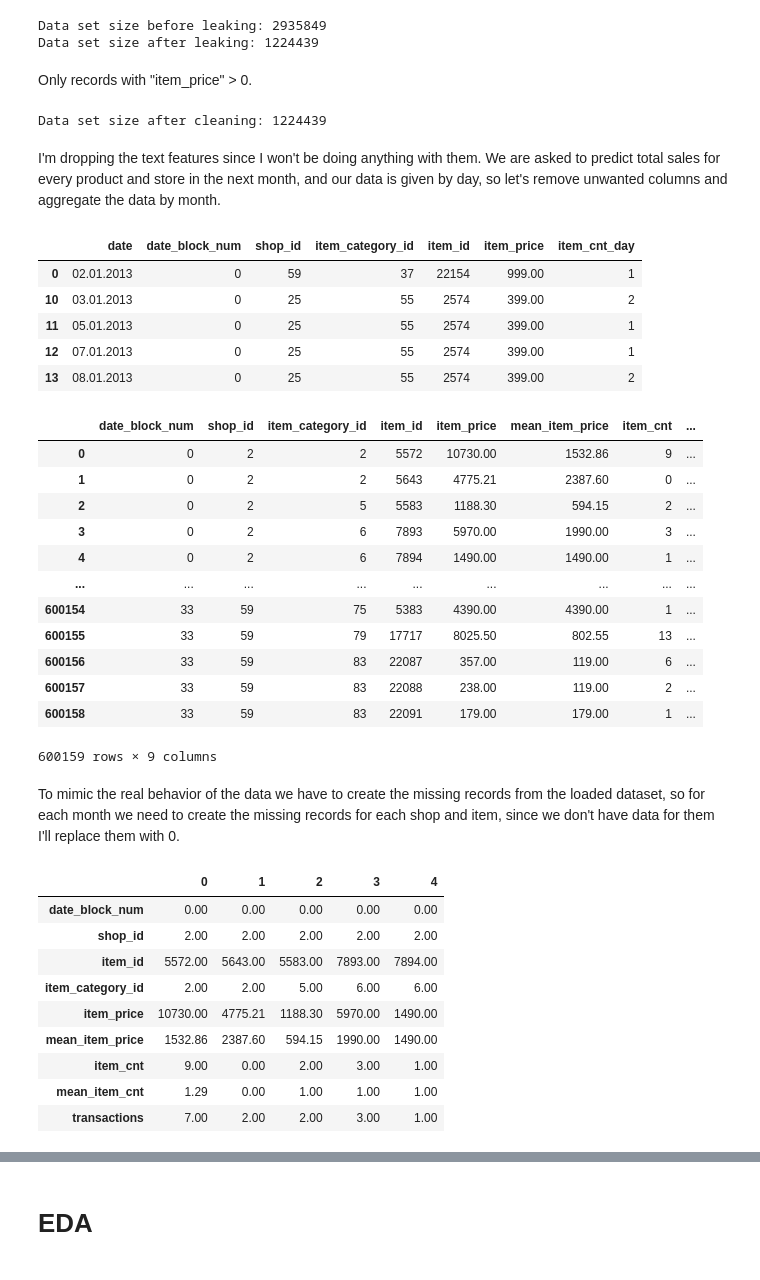
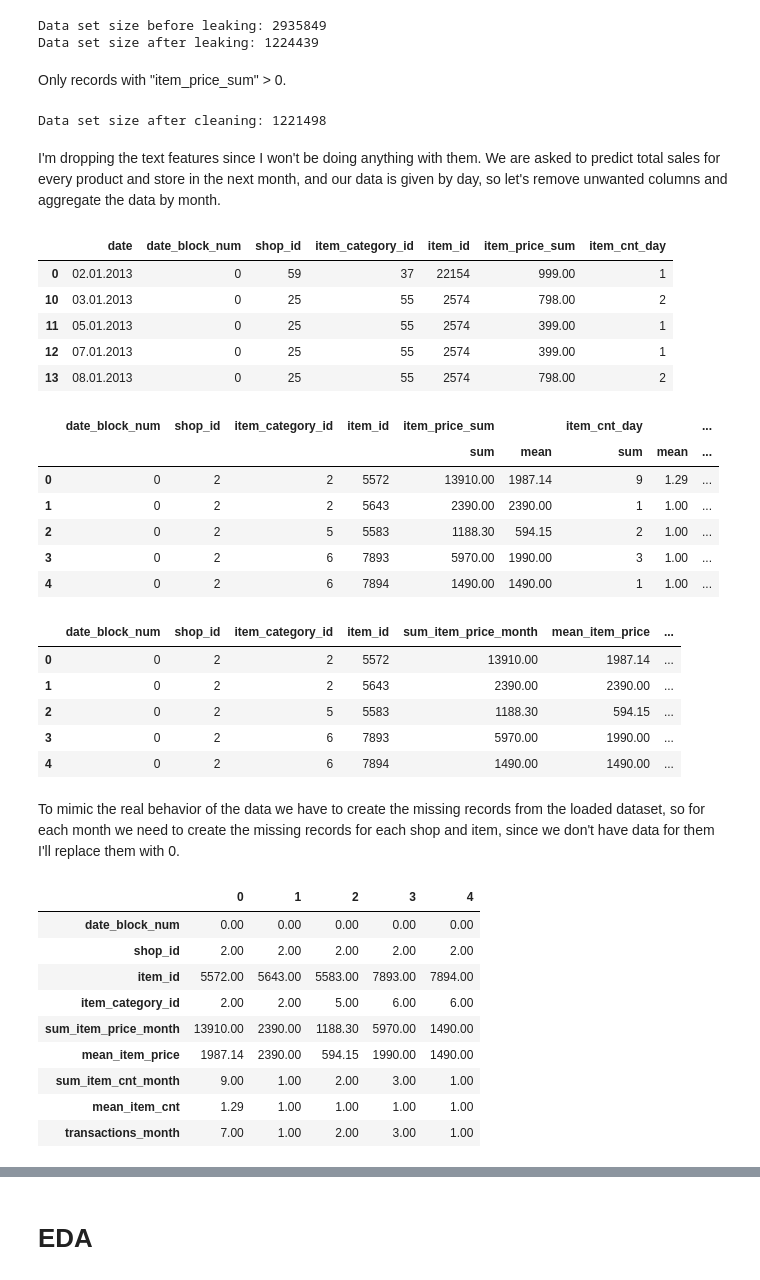
Before and after one commit to ionahu08/StoreSalesForecasting, a Jupyter notebook: Competition/Code/EDA and Feature Engineer.ipynb, the cells around one changed output, grey strips where cells are left out. Cells and saved outputs as stored; diff of their text form; code cells hidden in the pictures.

```diff
--- a/Competition/Code/EDA and Feature Engineer.ipynb
+++ b/Competition/Code/EDA and Feature Engineer.ipynb
@@ -106,3 +106,7 @@ train.head()
 | 2 | 05.01.2013 | 0 | 25 | 2552 | 899.00 | -1 | DEEP PURPLE The House Of Blue Lig... | 58 | ... |
 | 3 | 06.01.2013 | 0 | 25 | 2554 | 1709.05 | 1 | DEEP PURPLE Who Do You Think We A... | 58 | ... |
 | 4 | 15.01.2013 | 0 | 25 | 2555 | 1099.00 | 1 | DEEP PURPLE 30 Very Best Of 2CD (... | 56 | ... |
+# %%
+# Create a column "item_price_sum"
+train['item_price_sum'] = train['item_price'] * train['item_cnt_day']
+train.head()
@@ -158,47 +170,48 @@ print('Data set size after leaking:', train_new.shape[0])
 Data set size before leaking: 2935849
 Data set size after leaking: 1224439
 # %% [markdown]
-Only records with "item_price" > 0.
+Only records with "item_price_sum" > 0.
 # %%
-train_new = train_new[train_new['item_price'] > 0]
+train_new = train_new[train_new['item_price_sum'] > 0]
 print('Data set size after cleaning:', train_new.shape[0])
 # %% [output]
-Data set size after cleaning: 1224439
+Data set size after cleaning: 1221498
 # %% [markdown]
 I'm dropping the text features since I won't be doing anything with them.
 We are asked to predict total sales for every product and store in the next month, and our data is given by day, so let's remove unwanted columns and aggregate the data by month.
 # %%
 # Select only useful features.
-train_monthly = train_new[['date', 'date_block_num', 'shop_id', 'item_category_id', 'item_id', 'item_price', 'item_cnt_day']]
+train_monthly = train_new[['date', 'date_block_num', 'shop_id', 'item_category_id', 'item_id', 'item_price_sum', 'item_cnt_day']]
 train_monthly.head()
 # %% [output]
-|  | date | date_block_num | shop_id | item_category_id | item_id | item_price | item_cnt_day |
+|  | date | date_block_num | shop_id | item_category_id | item_id | item_price_sum | item_cnt_day |
 | 0 | 02.01.2013 | 0 | 59 | 37 | 22154 | 999.00 | 1 |
-| 10 | 03.01.2013 | 0 | 25 | 55 | 2574 | 399.00 | 2 |
+| 10 | 03.01.2013 | 0 | 25 | 55 | 2574 | 798.00 | 2 |
 | 11 | 05.01.2013 | 0 | 25 | 55 | 2574 | 399.00 | 1 |
 | 12 | 07.01.2013 | 0 | 25 | 55 | 2574 | 399.00 | 1 |
-| 13 | 08.01.2013 | 0 | 25 | 55 | 2574 | 399.00 | 2 |
+| 13 | 08.01.2013 | 0 | 25 | 55 | 2574 | 798.00 | 2 |
 # %%
 # Group by month in this case "date_block_num" and aggregate features.
 train_monthly = train_monthly.sort_values('date').groupby(['date_block_num', 'shop_id', 'item_category_id', 'item_id'], as_index=False)
-train_monthly = train_monthly.agg({'item_price':['sum', 'mean'], 'item_cnt_day':['sum', 'mean','count']})
+train_monthly = train_monthly.agg({'item_price_sum':['sum', 'mean'], 'item_cnt_day':['sum', 'mean','count']})
+display(train_monthly.head())
 # Rename features.
-train_monthly.columns = ['date_block_num', 'shop_id', 'item_category_id', 'item_id', 'item_price', 'mean_item_price', 'item_cnt', 'mean_item_cnt', 'transactions']
-display(train_monthly)
+train_monthly.columns = ['date_block_num', 'shop_id', 'item_category_id',  'item_id', 'sum_item_price_month', 'mean_item_price', 'sum_item_cnt_month', 'mean_item_cnt', 'transactions_month']
+display(train_monthly.head())
 # %% [output]
-|  | date_block_num | shop_id | item_category_id | item_id | item_price | mean_item_price | item_cnt | ... |
-| 0 | 0 | 2 | 2 | 5572 | 10730.00 | 1532.86 | 9 | ... |
-| 1 | 0 | 2 | 2 | 5643 | 4775.21 | 2387.60 | 0 | ... |
-| 2 | 0 | 2 | 5 | 5583 | 1188.30 | 594.15 | 2 | ... |
-| 3 | 0 | 2 | 6 | 7893 | 5970.00 | 1990.00 | 3 | ... |
-| 4 | 0 | 2 | 6 | 7894 | 1490.00 | 1490.00 | 1 | ... |
-| ... | ... | ... | ... | ... | ... | ... | ... | ... |
-| 600154 | 33 | 59 | 75 | 5383 | 4390.00 | 4390.00 | 1 | ... |
-| 600155 | 33 | 59 | 79 | 17717 | 8025.50 | 802.55 | 13 | ... |
-| 600156 | 33 | 59 | 83 | 22087 | 357.00 | 119.00 | 6 | ... |
-| 600157 | 33 | 59 | 83 | 22088 | 238.00 | 119.00 | 2 | ... |
-| 600158 | 33 | 59 | 83 | 22091 | 179.00 | 179.00 | 1 | ... |
+|  | date_block_num | shop_id | item_category_id | item_id | item_price_sum |  | item_cnt_day |  | ... |
+|  |  |  |  |  | sum | mean | sum | mean | ... |
+| 0 | 0 | 2 | 2 | 5572 | 13910.00 | 1987.14 | 9 | 1.29 | ... |
+| 1 | 0 | 2 | 2 | 5643 | 2390.00 | 2390.00 | 1 | 1.00 | ... |
+| 2 | 0 | 2 | 5 | 5583 | 1188.30 | 594.15 | 2 | 1.00 | ... |
+| 3 | 0 | 2 | 6 | 7893 | 5970.00 | 1990.00 | 3 | 1.00 | ... |
+| 4 | 0 | 2 | 6 | 7894 | 1490.00 | 1490.00 | 1 | 1.00 | ... |
-600159 rows × 9 columns
+|  | date_block_num | shop_id | item_category_id | item_id | sum_item_price_month | mean_item_price | ... |
+| 0 | 0 | 2 | 2 | 5572 | 13910.00 | 1987.14 | ... |
+| 1 | 0 | 2 | 2 | 5643 | 2390.00 | 2390.00 | ... |
+| 2 | 0 | 2 | 5 | 5583 | 1188.30 | 594.15 | ... |
+| 3 | 0 | 2 | 6 | 7893 | 5970.00 | 1990.00 | ... |
+| 4 | 0 | 2 | 6 | 7894 | 1490.00 | 1490.00 | ... |
 # %% [markdown]
 To mimic the real behavior of the data we have to create the missing records from the loaded dataset, so for each month we need to create the missing records for each shop and item, since we don't have data for them I'll replace them with 0.
 # %%
@@ -223,11 +236,11 @@ display(train_monthly.head().T)
 | shop_id | 2.00 | 2.00 | 2.00 | 2.00 | 2.00 |
 | item_id | 5572.00 | 5643.00 | 5583.00 | 7893.00 | 7894.00 |
 | item_category_id | 2.00 | 2.00 | 5.00 | 6.00 | 6.00 |
-| item_price | 10730.00 | 4775.21 | 1188.30 | 5970.00 | 1490.00 |
-| mean_item_price | 1532.86 | 2387.60 | 594.15 | 1990.00 | 1490.00 |
-| item_cnt | 9.00 | 0.00 | 2.00 | 3.00 | 1.00 |
-| mean_item_cnt | 1.29 | 0.00 | 1.00 | 1.00 | 1.00 |
-| transactions | 7.00 | 2.00 | 2.00 | 3.00 | 1.00 |
+| sum_item_price_month | 13910.00 | 2390.00 | 1188.30 | 5970.00 | 1490.00 |
+| mean_item_price | 1987.14 | 2390.00 | 594.15 | 1990.00 | 1490.00 |
+| sum_item_cnt_month | 9.00 | 1.00 | 2.00 | 3.00 | 1.00 |
+| mean_item_cnt | 1.29 | 1.00 | 1.00 | 1.00 | 1.00 |
+| transactions_month | 7.00 | 1.00 | 2.00 | 3.00 | 1.00 |
 # %%
 train_monthly.describe().T
 # %% [output]
```
Also changed, not shown: parts of 22 cells of this notebook.
